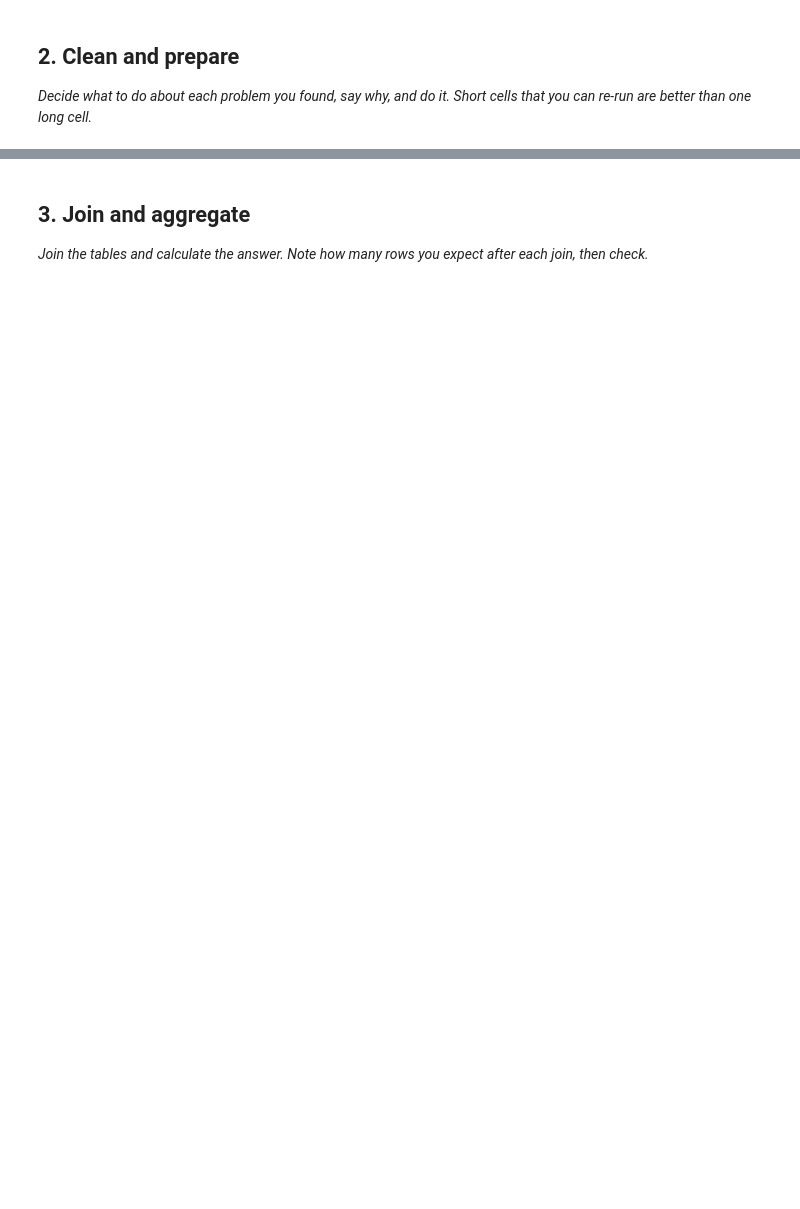
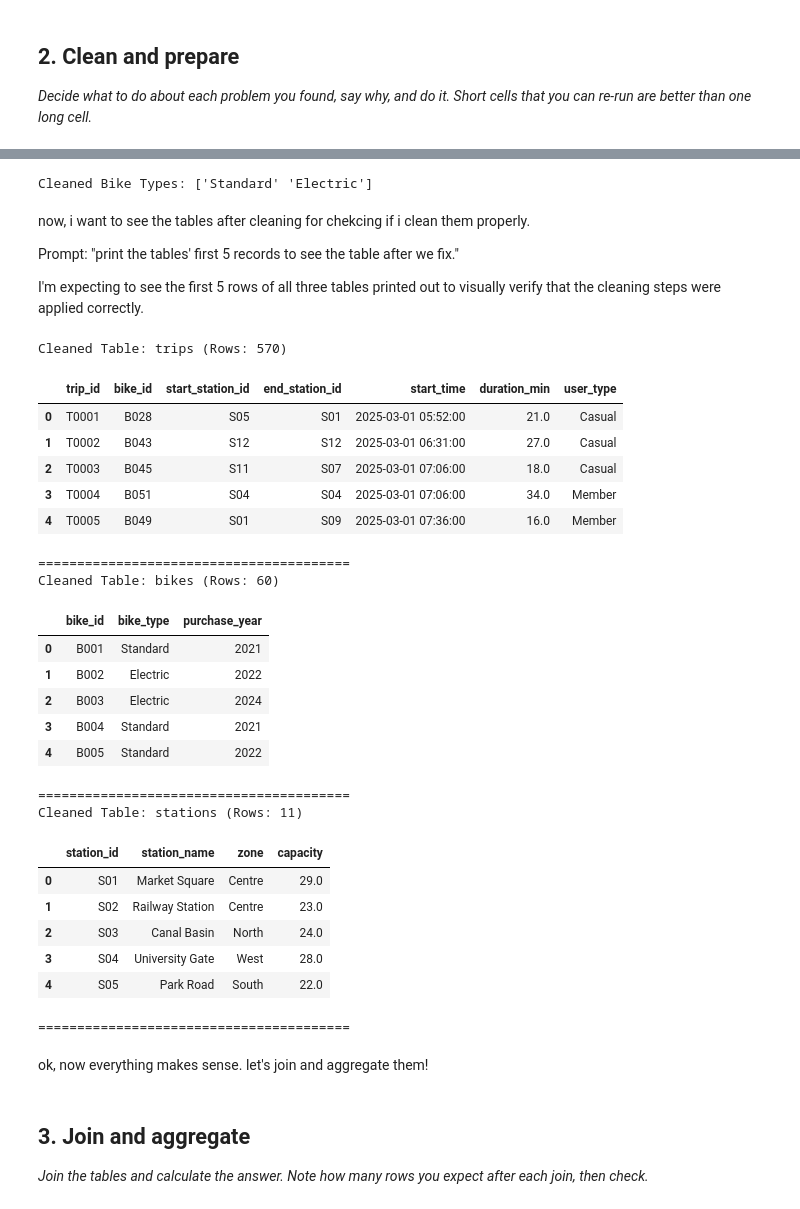
Before and after one commit to WingmanShi/WingmanShi-AnalyticsEngineering, a Jupyter notebook: 2_03_practice_bike_hire_student.ipynb, the cells around one changed output, grey strips where cells are left out. Saved outputs shown, nothing was run; the diff lists cells and outputs as text; code cells hidden in the pictures; blank space fills up the shorter version.

```diff
--- a/2_03_practice_bike_hire_student.ipynb
+++ b/2_03_practice_bike_hire_student.ipynb
@@ -255,0 +348,8 @@ WITH cleaned_trips AS (
+# %%
+# Drop duplicate rows based on 'trip_id', keeping the first occurrence
+cleaned_trips_no_dupes = tables["trips"].drop_duplicates(subset=["trip_id"], keep="first").copy()
+
+# Update our tables dictionary
+tables["trips"] = cleaned_trips_no_dupes
+
+print(f"Trips rows after dropping duplicates: {len(tables['trips'])}")
@@ -255,0 +364,9 @@ WITH cleaned_trips AS (
+# %%
+# Standardize bike_type casing to Title Case (e.g., 'Electric', 'Standard')
+tables["bikes"]["bike_type"] = tables["bikes"]["bike_type"].str.title()
+
+# Standardize user_type casing to Title Case (e.g., 'Casual', 'Member')
+tables["trips"]["user_type"] = tables["trips"]["user_type"].str.title()
+
+print("Bike types unique values:", tables["bikes"]["bike_type"].unique())
+print("User types unique values:", tables["trips"]["user_type"].unique())
@@ -255,0 +382,13 @@ WITH cleaned_trips AS (
+# %%
+# Strip any leading/trailing whitespaces in string columns to keep categories clean
+tables["bikes"]["bike_type"] = tables["bikes"]["bike_type"].str.strip()
+tables["trips"]["user_type"] = tables["trips"]["user_type"].str.strip()
+
+# Standardize 'start_time' to a uniform datetime format
+# errors='coerce' will safely turn any unparsable strings into NaT (Not a Time) so they don't break your code
+tables["trips"]["start_time"] = pd.to_datetime(tables["trips"]["start_time"], errors="coerce")
+
+# Check if there are any parsing errors (NaT values)
+print("Null or unparsed start_times:", tables["trips"]["start_time"].isnull().sum())
+print("Sample start_times:")
+print(tables["trips"]["start_time"].head())
@@ -256,3 +410,53 @@ WITH cleaned_trips AS (
+# %%
+# Strip any stray spaces in bike_type
+tables["bikes"]["bike_type"] = tables["bikes"]["bike_type"].str.strip()
+
+# Map 'E-Bike' to 'Electric' so categories are consistent
+tables["bikes"]["bike_type"] = tables["bikes"]["bike_type"].replace({"E-Bike": "Electric"})
+
+print("Cleaned Bike Types:", tables["bikes"]["bike_type"].unique())
+# %% [output]
+Cleaned Bike Types: ['Standard' 'Electric']
+# %% [markdown]
+now, i want to see the tables after cleaning for chekcing if i clean them properly.
+
+Prompt: "print the tables' first 5 records to see the table after we fix."
+
+I'm expecting to see the first 5 rows of all three tables printed out to visually verify that the cleaning steps were applied correctly.
+# %%
+from IPython.display import display
+
+for name, df in tables.items():
+    print(f"Cleaned Table: {name} (Rows: {df.shape[0]:,})")
+    display(df.head(5))
+    print("=" * 40)
+# %% [output]
+Cleaned Table: trips (Rows: 570)
+|  | trip_id | bike_id | start_station_id | end_station_id | start_time | duration_min | user_type |
+| 0 | T0001 | B028 | S05 | S01 | 2025-03-01 05:52:00 | 21.0 | Casual |
+| 1 | T0002 | B043 | S12 | S12 | 2025-03-01 06:31:00 | 27.0 | Casual |
+| 2 | T0003 | B045 | S11 | S07 | 2025-03-01 07:06:00 | 18.0 | Casual |
+| 3 | T0004 | B051 | S04 | S04 | 2025-03-01 07:06:00 | 34.0 | Member |
+| 4 | T0005 | B049 | S01 | S09 | 2025-03-01 07:36:00 | 16.0 | Member |
+========================================
+Cleaned Table: bikes (Rows: 60)
+|  | bike_id | bike_type | purchase_year |
+| 0 | B001 | Standard | 2021 |
+| 1 | B002 | Electric | 2022 |
+| 2 | B003 | Electric | 2024 |
+| 3 | B004 | Standard | 2021 |
+| 4 | B005 | Standard | 2022 |
+========================================
+Cleaned Table: stations (Rows: 11)
+|  | station_id | station_name | zone | capacity |
+| 0 | S01 | Market Square | Centre | 29.0 |
+| 1 | S02 | Railway Station | Centre | 23.0 |
+| 2 | S03 | Canal Basin | North | 24.0 |
+| 3 | S04 | University Gate | West | 28.0 |
+| 4 | S05 | Park Road | South | 22.0 |
+========================================
+# %% [markdown]
+ok, now everything makes sense. let's join and aggregate them!
 # %% [markdown]
 ## 3. Join and aggregate
 
```
Also changed, not shown: parts of 25 cells of this notebook.
